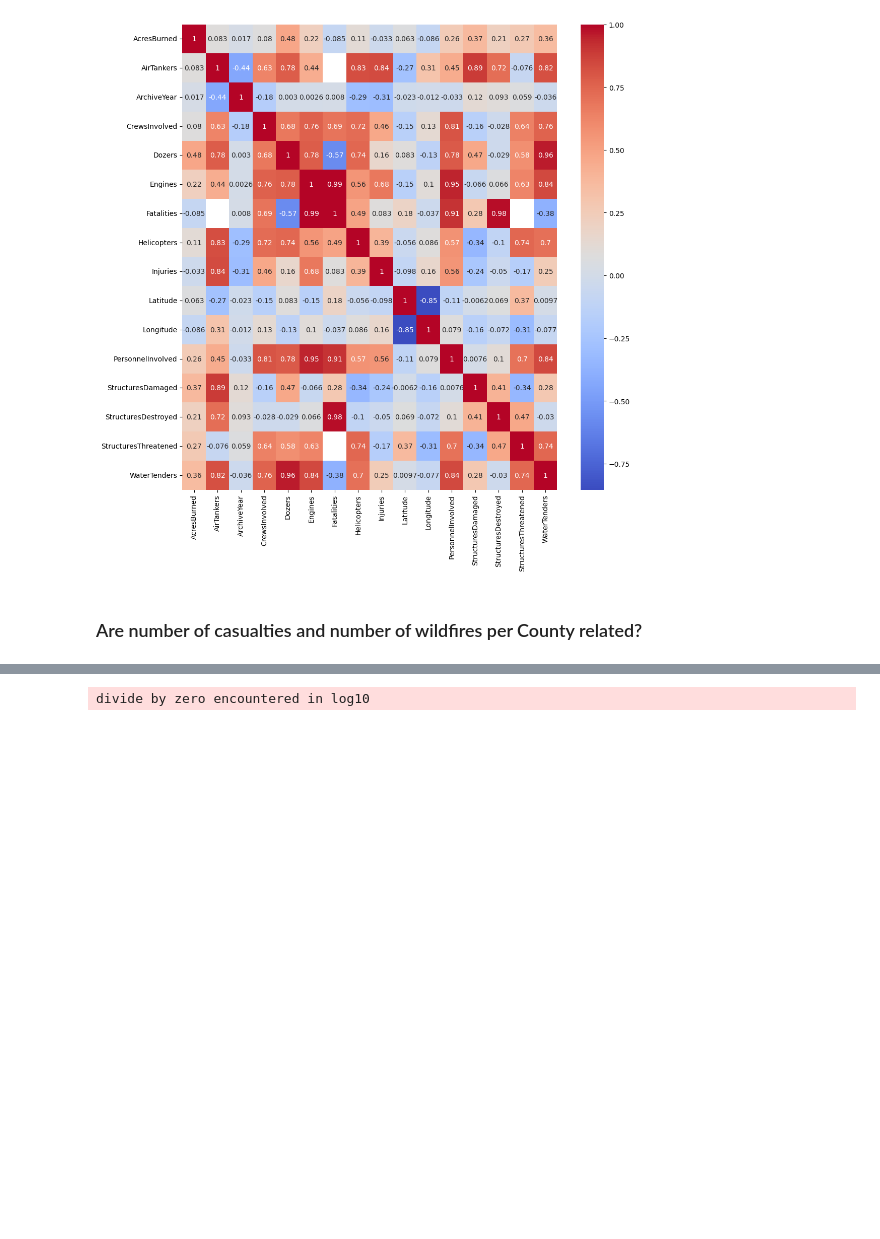
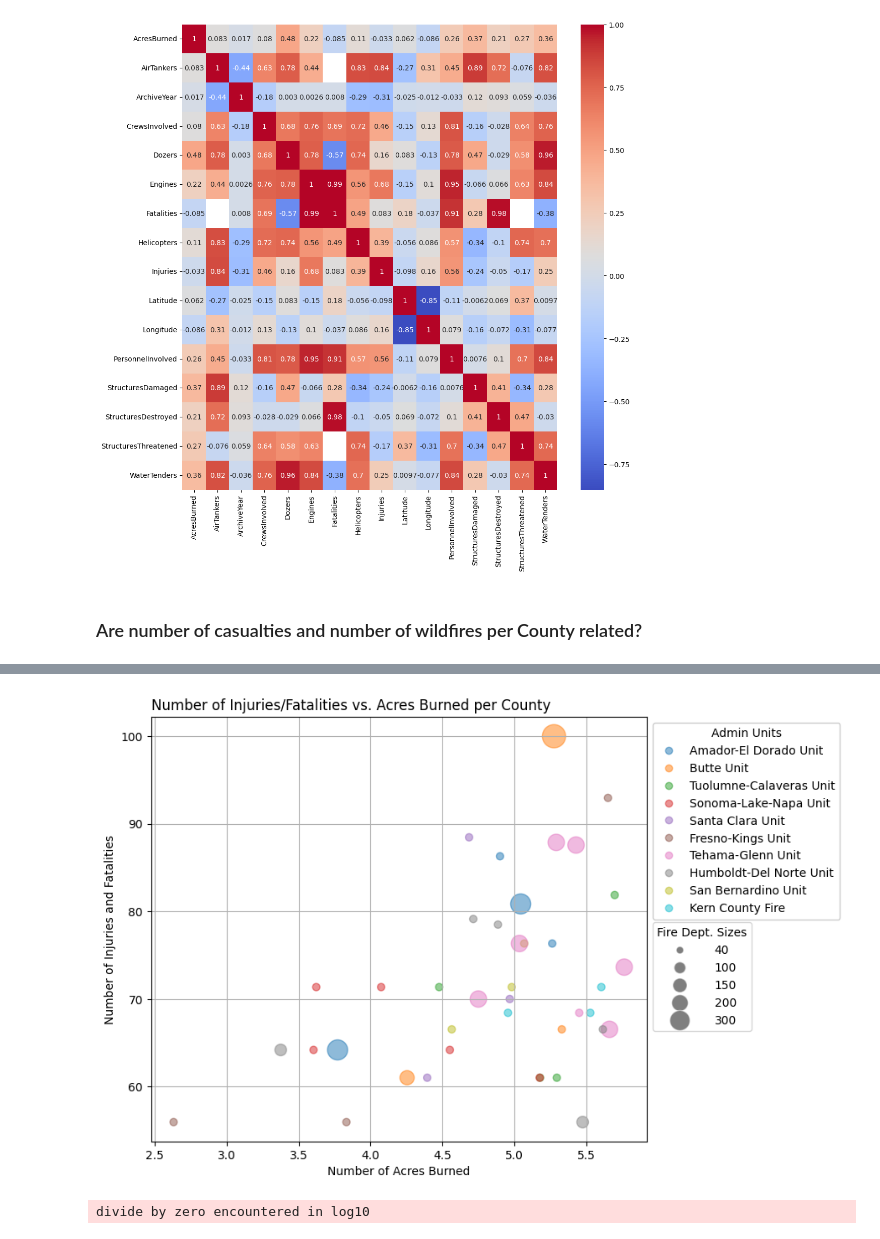
Before and after one commit to okaynils/fhnw-ds-gdv, a Jupyter notebook: wildfires.ipynb, the cells around one changed output, grey strips where cells are left out. Drawn from its saved outputs; the diff is of its cells as text; code cells hidden in the pictures; blank space fills up the shorter version.

Commit message:
:sparkles: added some more plots for LO4

```diff
--- a/wildfires.ipynb
+++ b/wildfires.ipynb
@@ -290,3 +275,50 @@ This figure includes Axes that are not compatible with tight_layout, so results
+# %%
+fire_dept_sizes = {
+    'CAL FIRE Amador-El Dorado Unit': 300,
+    'CAL FIRE Butte Unit': 400,
+    'CAL FIRE Tuolumne-Calaveras Unit': 100,
+    'CAL FIRE Sonoma-Lake-Napa Unit': 200,
+    'CAL FIRE Humboldt-Del Norte Unit': 150,
+    'Other': 40
+}
+# %%
+import matplotlib.patches as mpatches
+
+# Map admin units to fire department sizes
+def map_to_fire_dept_size(unit):
+    return fire_dept_sizes.get(unit, fire_dept_sizes['Other'])
+
+fire_dept_marker_sizes = admin_units.apply(map_to_fire_dept_size)
+
+# Create the scatter plot
+fig = plt.figure(figsize=(8, 6))
+plt.subplots_adjust(right=0.75)
+scatter = plt.scatter(x=county_counts, y=incidents, s=fire_dept_marker_sizes, c=pd.Categorical(admin_units).codes, cmap='tab10', alpha=0.5)
+handles, labels = scatter.legend_elements()
+admin_unit_legend = plt.legend(handles, admin_units_cleaned.unique(), title="Admin Units", framealpha=1, bbox_to_anchor=(1, 1))
+
+# Creating custom handles for the size legend
+size_handles = [plt.Line2D(range(1), range(1), color="white", marker='o', markerfacecolor="black",
+                           alpha=0.5, markersize=np.sqrt(size)) for size in [40, 100, 150, 200, 300, 400]]
+
+# Labels for the custom handles are the sizes from the fire_dept_sizes dictionary
+size_labels = ['40', '100', '150', '200', '300']
+
+# Creating the legend, adjusting the handlelength to ensure circles look good
+size_legend = plt.legend(handles=size_handles, labels=size_labels, title="Fire Dept. Sizes", loc='upper left', bbox_to_anchor=(1, .53), handletextpad=2)
+
+# Add the first legend manually back to the plot
+plt.gca().add_artist(admin_unit_legend)
+
+plt.xlabel('Number of Acres Burned')
+plt.ylabel('Number of Injuries and Fatalities')
+plt.title('Number of Injuries/Fatalities vs. Acres Burned per County', loc='left')
+
+plt.grid(True, zorder=1)
+plt.tight_layout(pad=1.0)
+plt.show()
+# %% [output]
+[figure, added]
 # %%
 # Group number of wildfires per county
 county_counts = np.log10(df_select.groupby('Counties')['AcresBurned'].sum())
```
Also changed, not shown: parts of 4 cells of this notebook, 16 other files.
